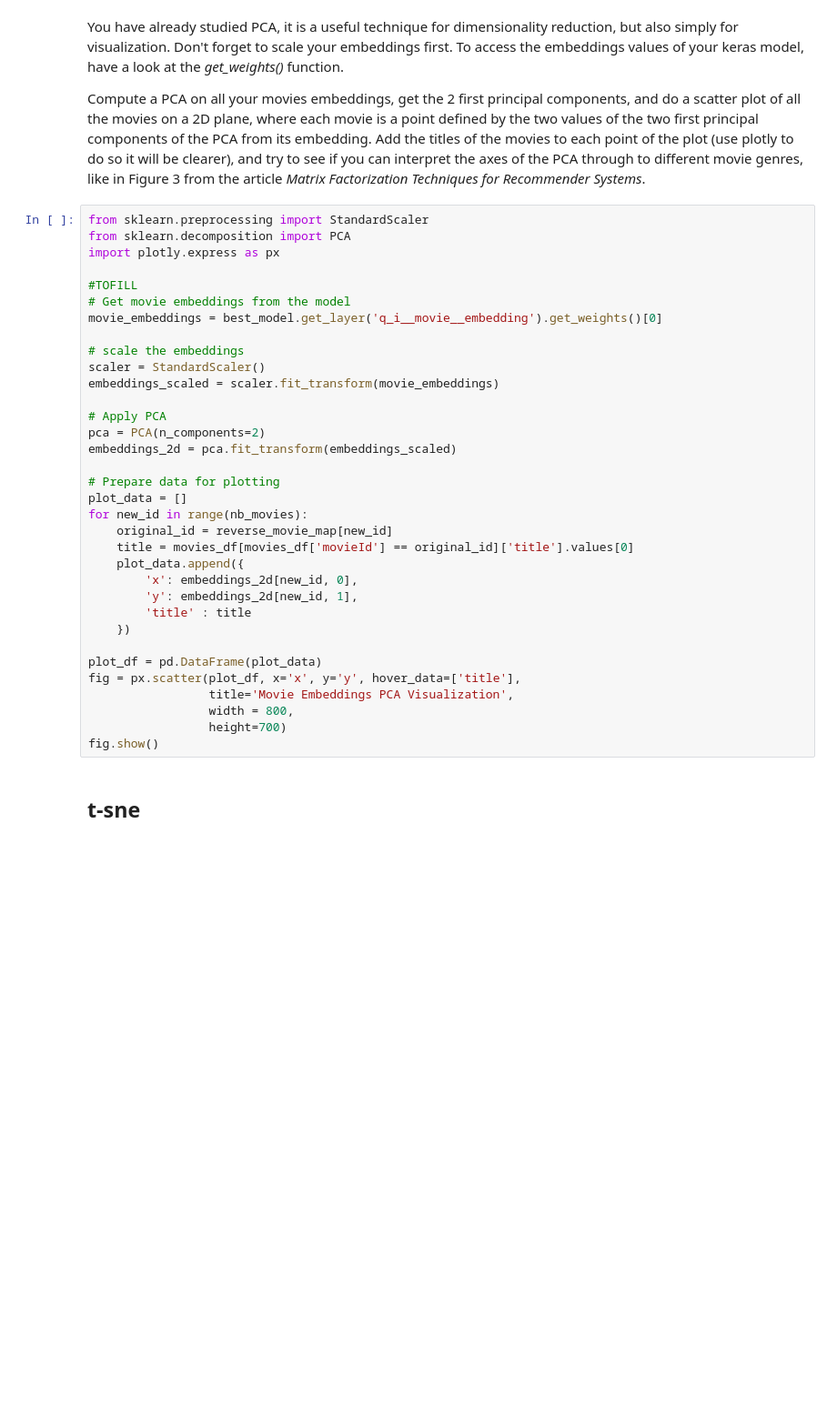
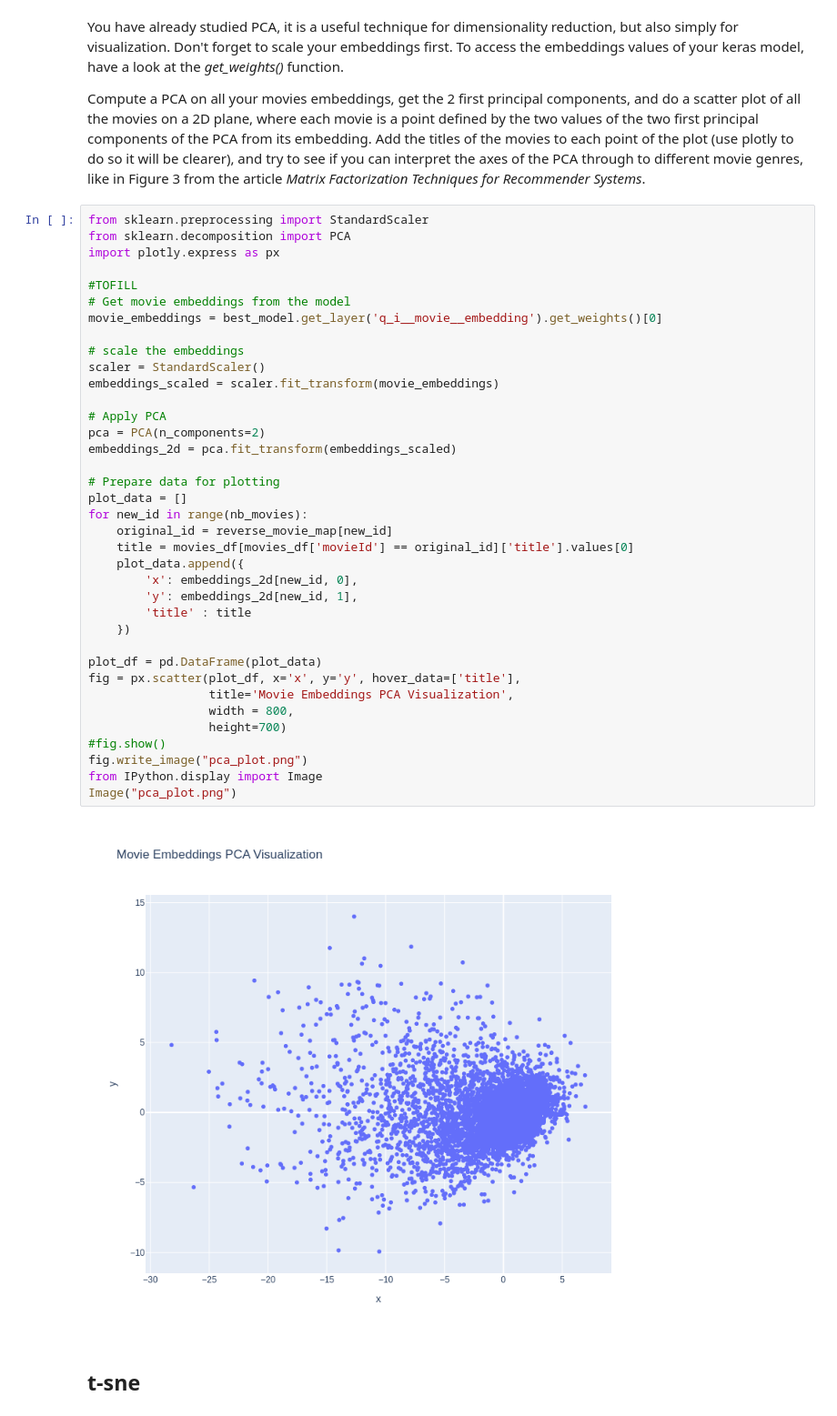
Before and after one commit to Psalmmie/Machine_Learning_4, a Jupyter notebook: Machine_Learning_4_Recommender_Systems.ipynb, the cells around one changed output. Shown at 91% size. Cells and saved outputs as stored; diff of their text form; blank space fills up the shorter version.

```diff
--- a/Machine_Learning_4_Recommender_Systems.ipynb
+++ b/Machine_Learning_4_Recommender_Systems.ipynb
@@ -1015,34 +1023,39 @@ from sklearn.decomposition import PCA
 import plotly.express as px
 
 #TOFILL
 # Get movie embeddings from the model
 movie_embeddings = best_model.get_layer('q_i__movie__embedding').get_weights()[0]
 
 # scale the embeddings
 scaler = StandardScaler()
 embeddings_scaled = scaler.fit_transform(movie_embeddings)
 
 # Apply PCA
 pca = PCA(n_components=2)
 embeddings_2d = pca.fit_transform(embeddings_scaled)
 
 # Prepare data for plotting
 plot_data = []
 for new_id in range(nb_movies):
     original_id = reverse_movie_map[new_id]
     title = movies_df[movies_df['movieId'] == original_id]['title'].values[0]
     plot_data.append({
         'x': embeddings_2d[new_id, 0],
         'y': embeddings_2d[new_id, 1],
         'title' : title
     })
 
 plot_df = pd.DataFrame(plot_data)
 fig = px.scatter(plot_df, x='x', y='y', hover_data=['title'],
                  title='Movie Embeddings PCA Visualization',
                  width = 800,
                  height=700)
-fig.show()
+#fig.show()
+fig.write_image("pca_plot.png")
+from IPython.display import Image
+Image("pca_plot.png")
+# %% [output]
+[figure, added]
 # %% [markdown]
 ## t-sne
 # %% [markdown]
```
Also changed, not shown: parts of 18 cells of this notebook.
